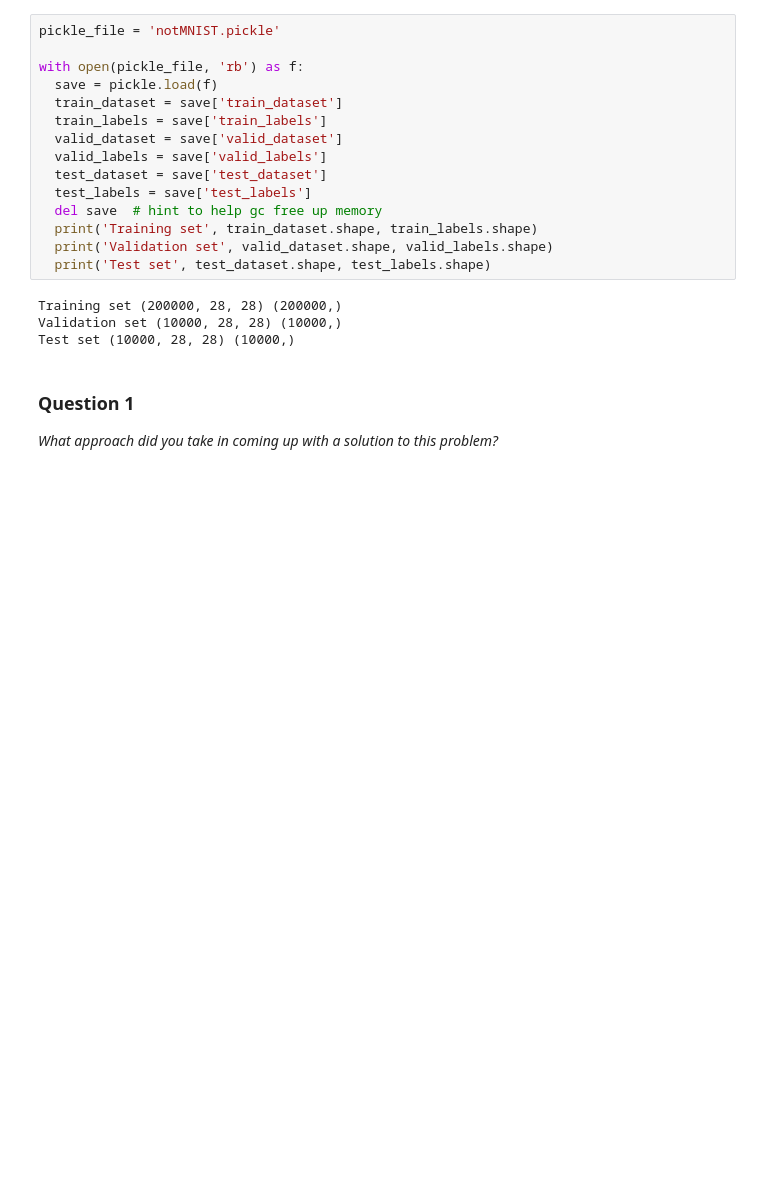
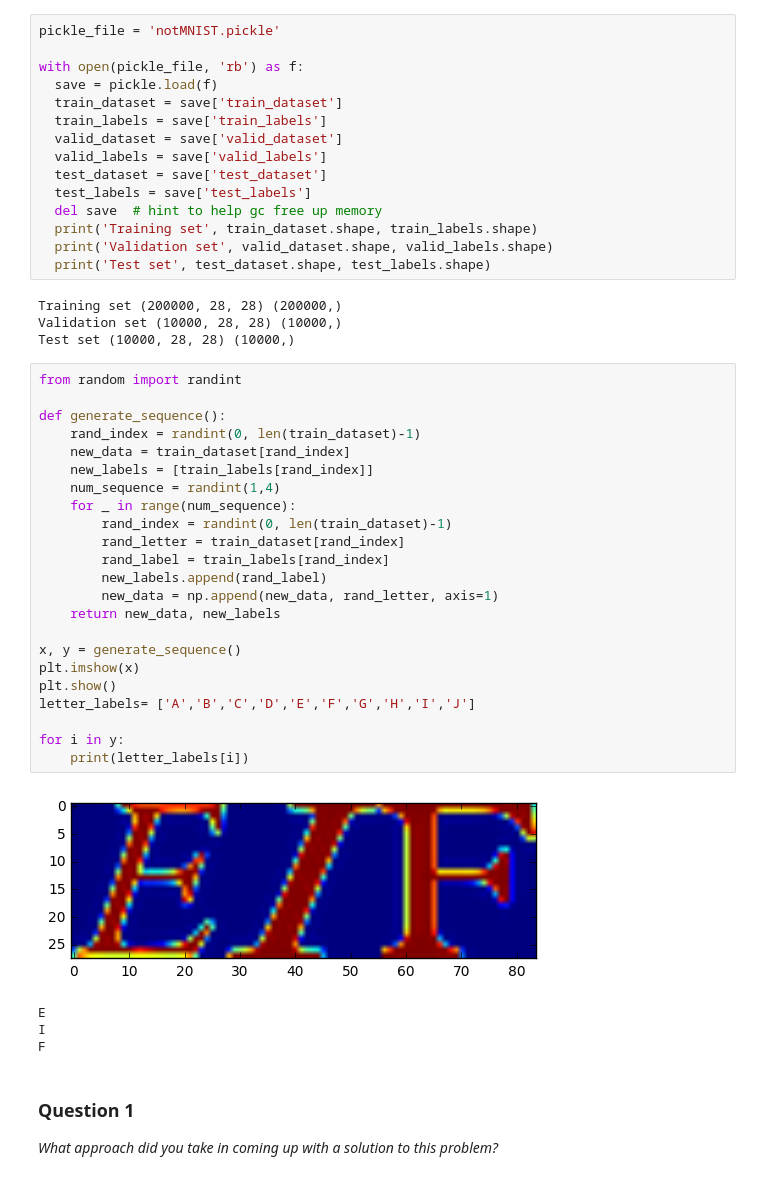
Before and after one commit to cgkaczenski/Digit-Recognition, a Jupyter notebook: digit_recognition.ipynb, the cells around one changed output. Cells and saved outputs as stored; diff of their text form; blank space fills up the shorter version.

Commit message:
feat: Generate synthetic sequences from notMNIST

```diff
--- a/digit_recognition.ipynb
+++ b/digit_recognition.ipynb
@@ -271,6 +271,34 @@ with open(pickle_file, 'rb') as f:
 Training set (200000, 28, 28) (200000,)
 Validation set (10000, 28, 28) (10000,)
 Test set (10000, 28, 28) (10000,)
+# %%
+from random import randint
+
+def generate_sequence():
+    rand_index = randint(0, len(train_dataset)-1)
+    new_data = train_dataset[rand_index]
+    new_labels = [train_labels[rand_index]]
+    num_sequence = randint(1,4)
+    for _ in range(num_sequence):
+        rand_index = randint(0, len(train_dataset)-1)
+        rand_letter = train_dataset[rand_index]
+        rand_label = train_labels[rand_index]
+        new_labels.append(rand_label)
+        new_data = np.append(new_data, rand_letter, axis=1)
+    return new_data, new_labels
+
+x, y = generate_sequence()
+plt.imshow(x)
+plt.show()
+letter_labels= ['A','B','C','D','E','F','G','H','I','J']
+
+for i in y:
+    print(letter_labels[i])
+# %% [output]
+[figure, added]
+E
+I
+F
 # %% [markdown]
 ### Question 1
 _What approach did you take in coming up with a solution to this problem?_
```
